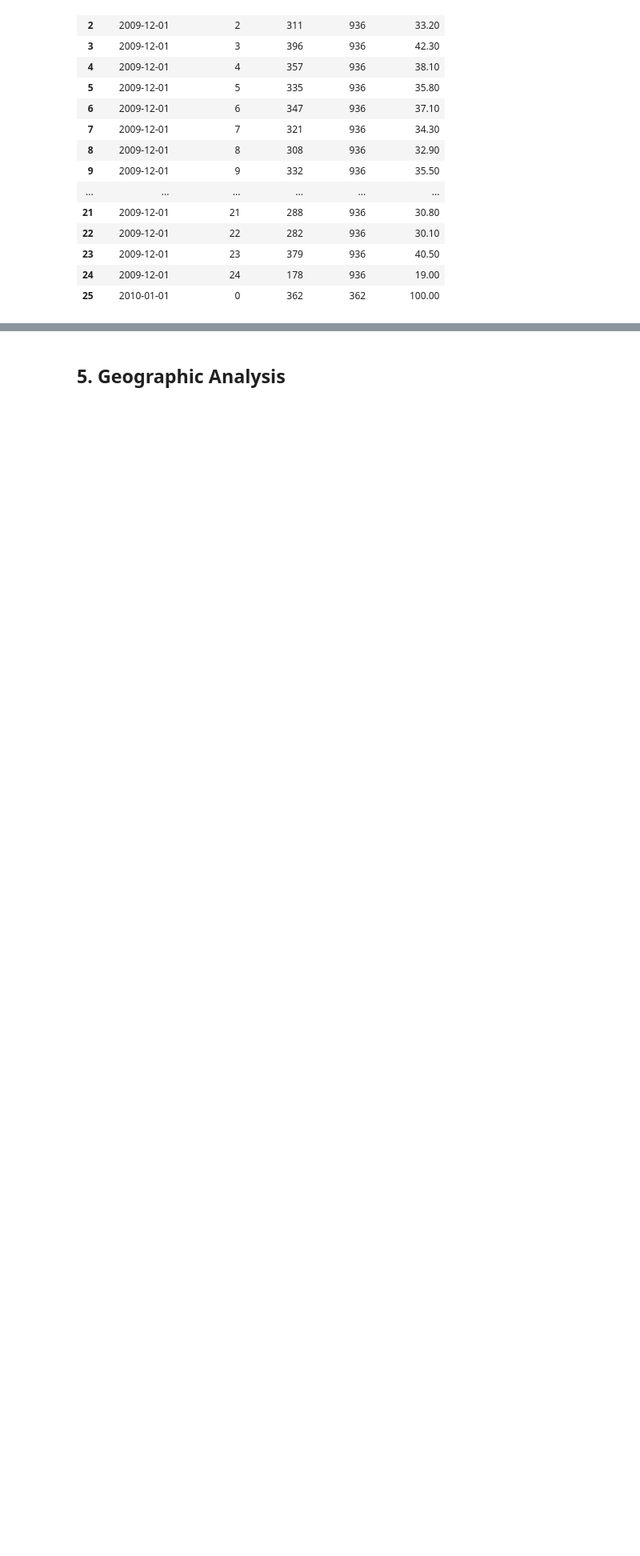
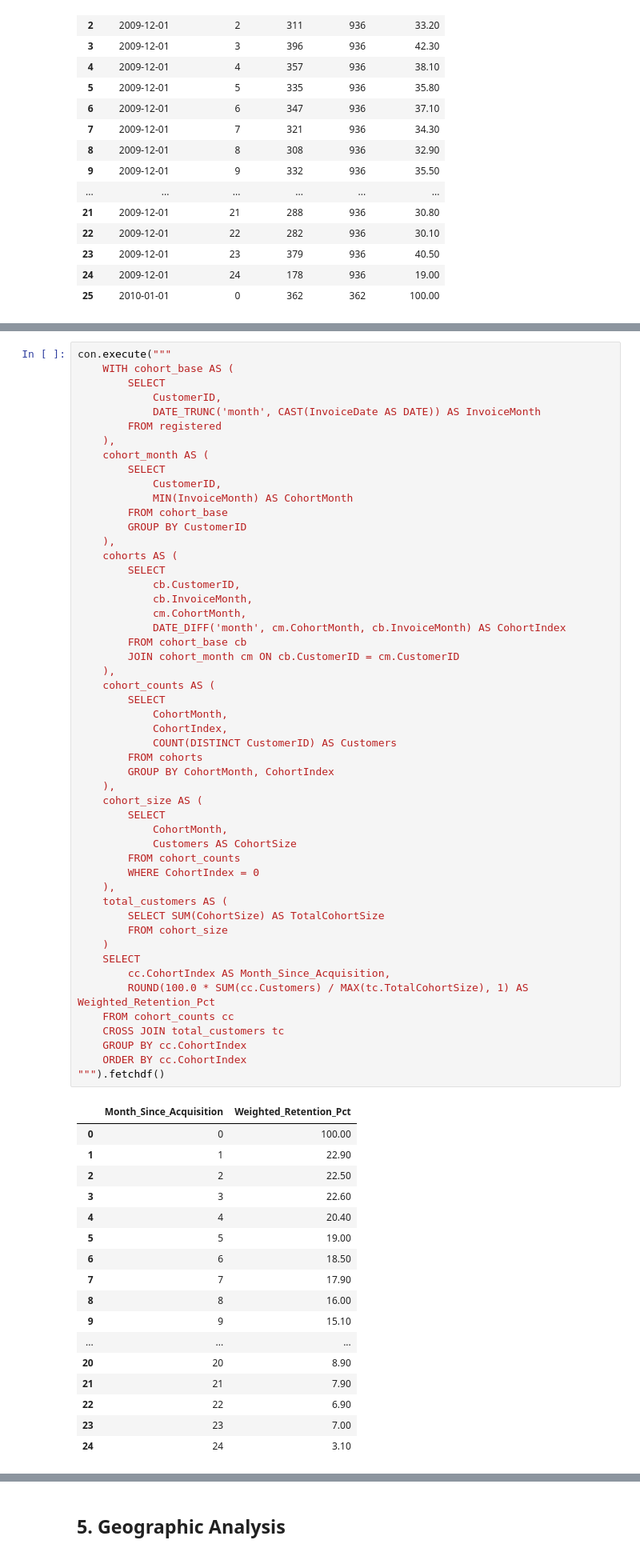
Before and after one commit to Hahm7/online_retail_analysis, a Jupyter notebook: notebooks/analysis.ipynb, the cells around one changed output, grey strips where cells are left out. Shown at 80% size. Cells and saved outputs as stored; diff of their text form; blank space fills up the shorter version.

```diff
--- a/notebooks/analysis.ipynb
+++ b/notebooks/analysis.ipynb
@@ -673,3 +679,72 @@ con.execute("""
 | 323 | 2011-11-01 | 1 | 26 | 189 | 13.80 |
 | 324 | 2011-12-01 | 0 | 25 | 25 | 100.00 |
 325 rows × 5 columns
+# %%
+con.execute("""
+    WITH cohort_base AS (
+        SELECT
+            CustomerID,
+            DATE_TRUNC('month', CAST(InvoiceDate AS DATE)) AS InvoiceMonth
+        FROM registered
+    ),
+    cohort_month AS (
+        SELECT
+            CustomerID,
+            MIN(InvoiceMonth) AS CohortMonth
+        FROM cohort_base
+        GROUP BY CustomerID
+    ),
+    cohorts AS (
+        SELECT
+            cb.CustomerID,
+            cb.InvoiceMonth,
+            cm.CohortMonth,
+            DATE_DIFF('month', cm.CohortMonth, cb.InvoiceMonth) AS CohortIndex
+        FROM cohort_base cb
+        JOIN cohort_month cm ON cb.CustomerID = cm.CustomerID
+    ),
+    cohort_counts AS (
+        SELECT
+            CohortMonth,
+            CohortIndex,
+            COUNT(DISTINCT CustomerID) AS Customers
+        FROM cohorts
+        GROUP BY CohortMonth, CohortIndex
+    ),
+    cohort_size AS (
+        SELECT
+            CohortMonth,
+            Customers AS CohortSize
+        FROM cohort_counts
+        WHERE CohortIndex = 0
+    ),
+    total_customers AS (
+        SELECT SUM(CohortSize) AS TotalCohortSize
+        FROM cohort_size
+    )
+    SELECT
+        cc.CohortIndex AS Month_Since_Acquisition,
+        ROUND(100.0 * SUM(cc.Customers) / MAX(tc.TotalCohortSize), 1) AS Weighted_Retention_Pct
+    FROM cohort_counts cc
+    CROSS JOIN total_customers tc
+    GROUP BY cc.CohortIndex
+    ORDER BY cc.CohortIndex
+""").fetchdf()
+# %% [output]
+|  | Month_Since_Acquisition | Weighted_Retention_Pct |
+| 0 | 0 | 100.00 |
+| 1 | 1 | 22.90 |
+| 2 | 2 | 22.50 |
+| 3 | 3 | 22.60 |
+| 4 | 4 | 20.40 |
+| 5 | 5 | 19.00 |
+| 6 | 6 | 18.50 |
+| 7 | 7 | 17.90 |
+| 8 | 8 | 16.00 |
+| 9 | 9 | 15.10 |
+| ... | ... | ... |
+| 20 | 20 | 8.90 |
+| 21 | 21 | 7.90 |
+| 22 | 22 | 6.90 |
+| 23 | 23 | 7.00 |
+| 24 | 24 | 3.10 |
```
Also changed, not shown: parts of 5 cells of this notebook, 1 other file.
